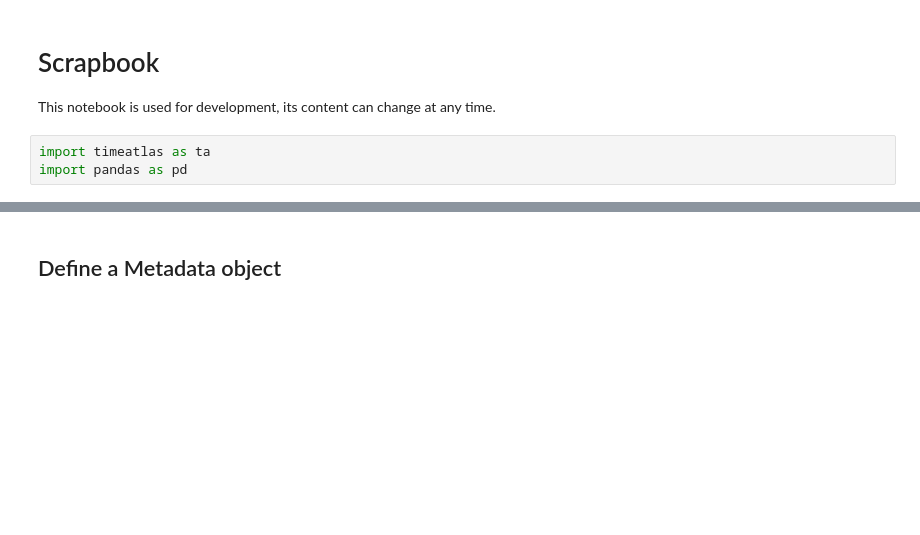
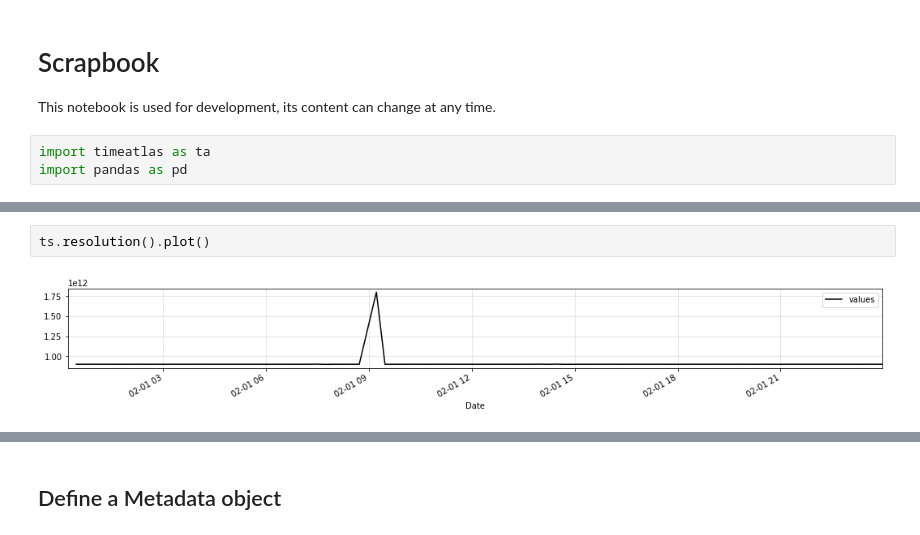
Before and after one commit to timeatlas-dev/timeatlas, a Jupyter notebook: notebooks/scrapbook.ipynb, the cells around one changed output, grey strips where cells are left out. Drawn from its saved outputs; the diff is of its cells as text; blank space fills up the shorter version.

```diff
--- a/notebooks/scrapbook.ipynb
+++ b/notebooks/scrapbook.ipynb
@@ -11,0 +81,4 @@ ts = TimeSeries(s)
+# %%
+ts.resolution().plot()
+# %% [output]
+[figure, added]
```
Also changed, not shown: parts of 11 cells of this notebook, 1 other file.
